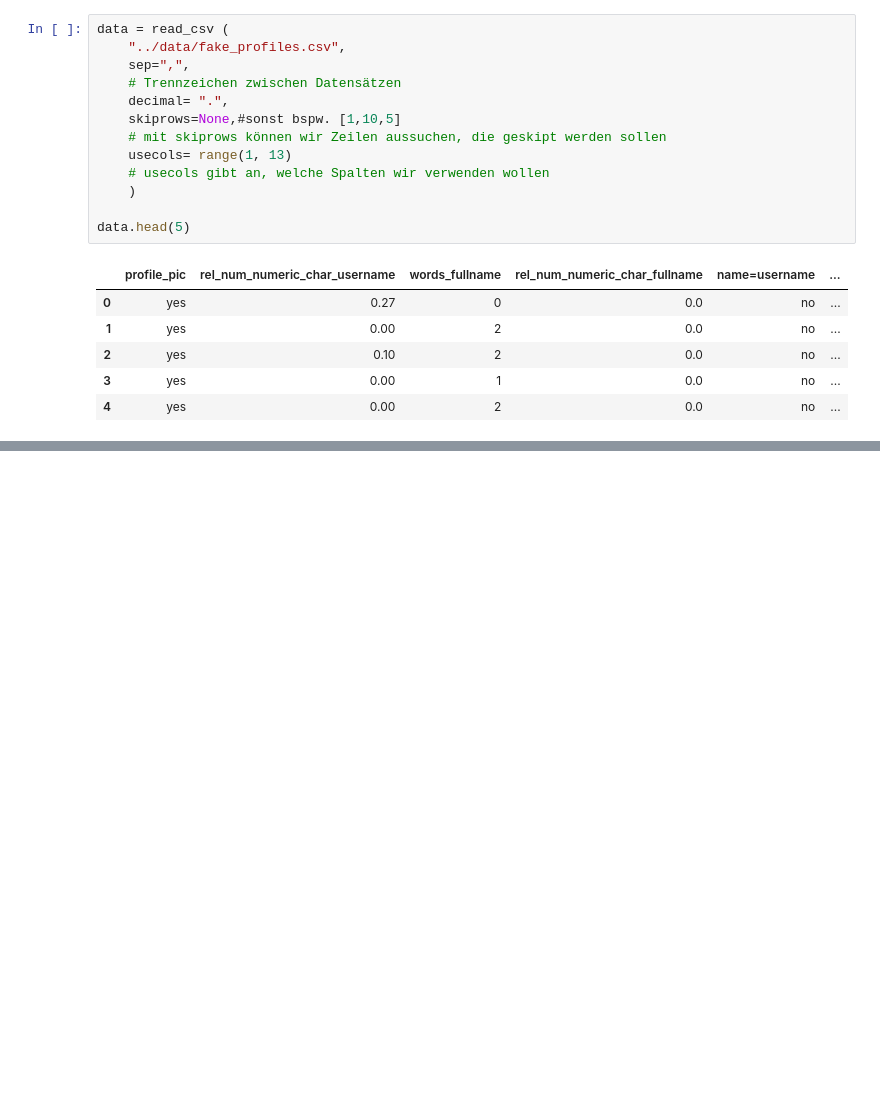
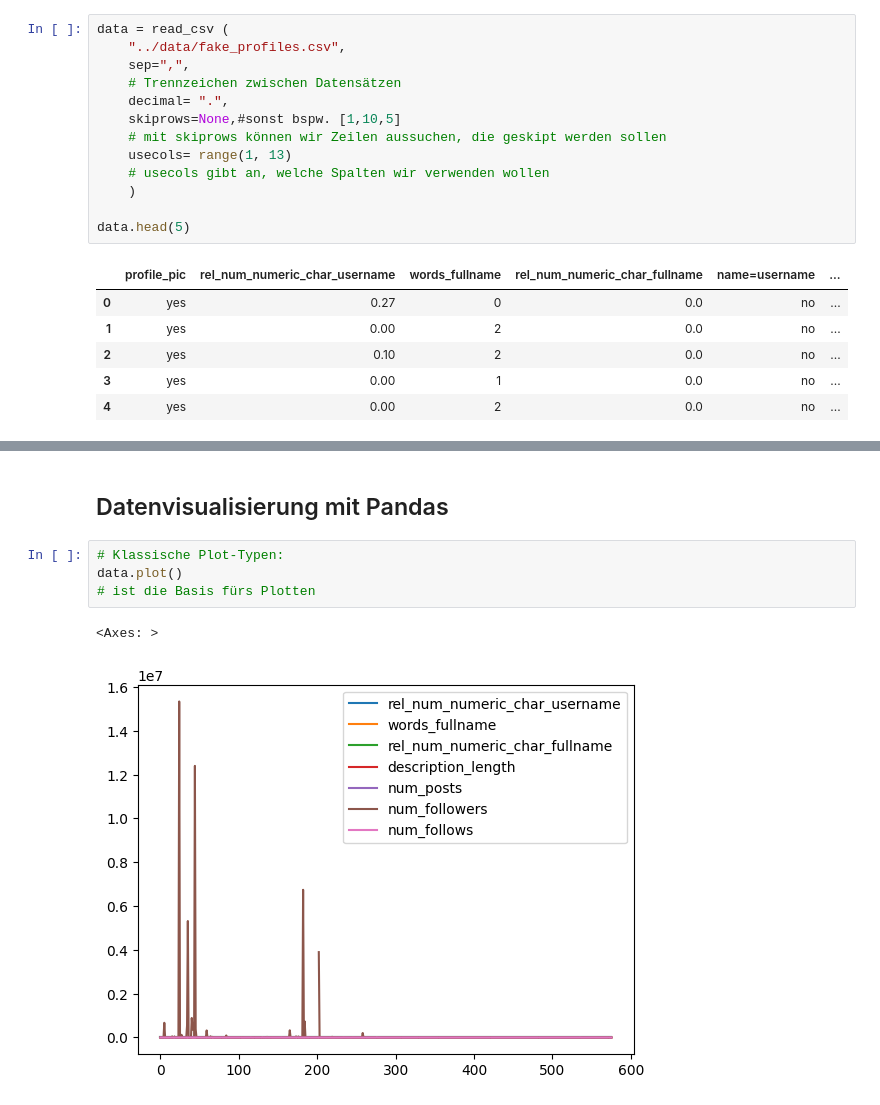
Before and after one commit to leaannadsr/data-science-SS25, a Jupyter notebook: code/lektion_02.ipynb, the cells around one changed output, grey strips where cells are left out. Saved outputs shown, nothing was run; the diff lists cells and outputs as text; blank space fills up the shorter version.

```diff
--- a/code/lektion_02.ipynb
+++ b/code/lektion_02.ipynb
@@ -77,0 +293,9 @@ data.head(5)
+# %% [markdown]
+## Datenvisualisierung mit Pandas
+# %%
+# Klassische Plot-Typen:
+data.plot()
+# ist die Basis fürs Plotten
+# %% [output]
+<Axes: >
+[figure, added]
```
Also changed, not shown: parts of 27 cells of this notebook.
